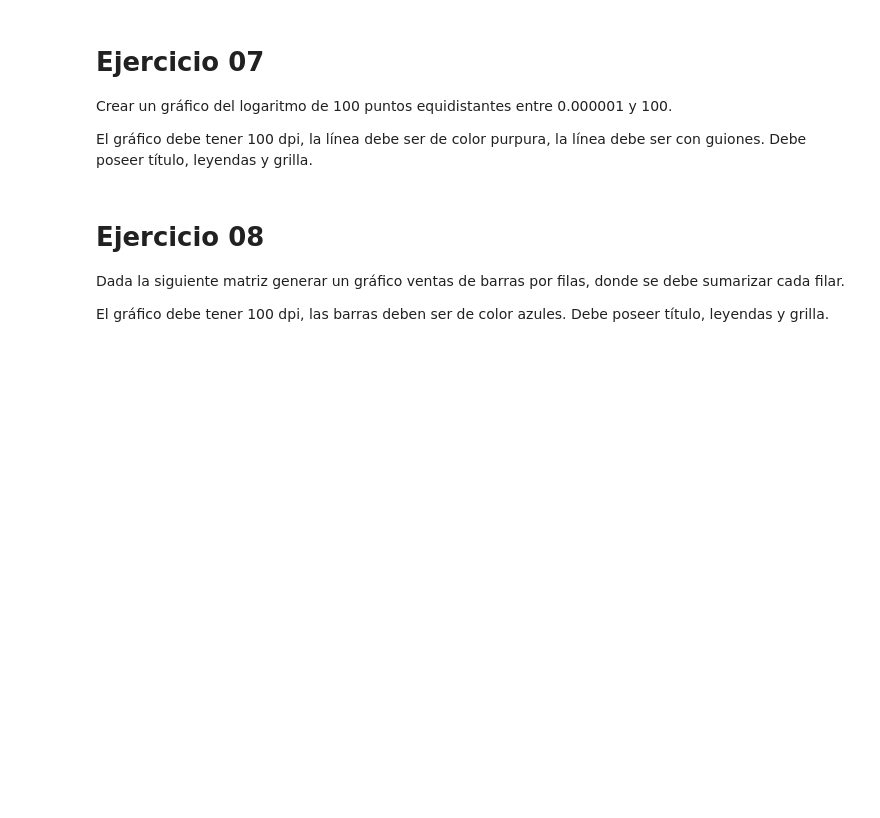
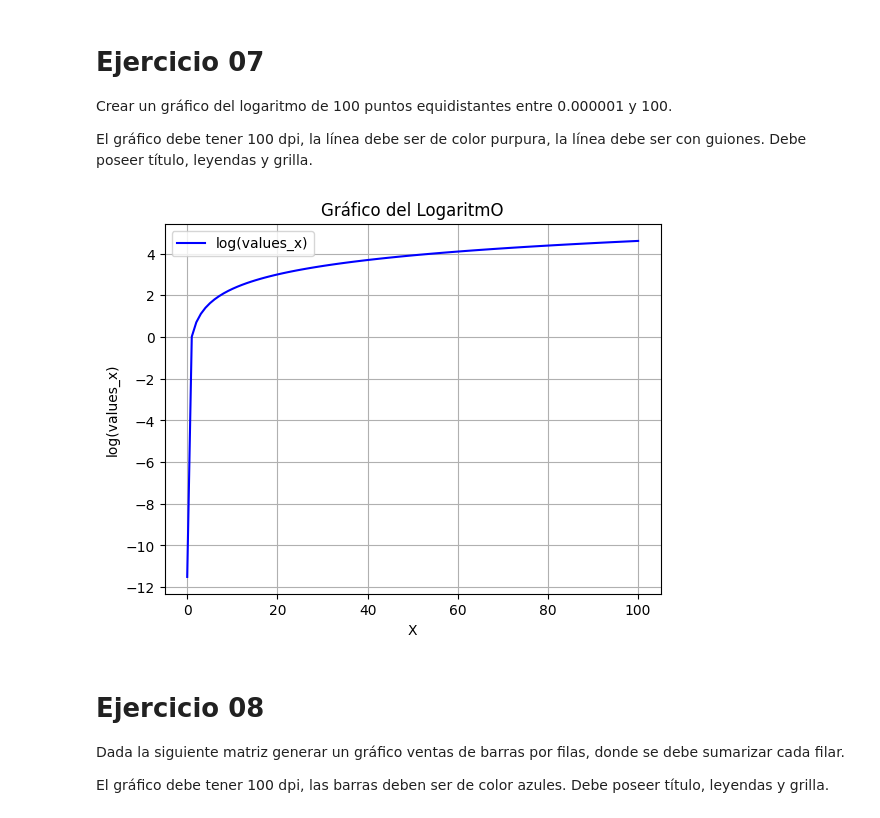
Before and after one commit to baubyte/HerramientasDeSoftwareParaElAnalisisDeDatos, a Jupyter notebook: Tema_3/Ejercicios/Semana_03_Practica_03.ipynb, the cells around one changed output. Cells and saved outputs as stored; diff of their text form; code cells hidden in the pictures; blank space fills up the shorter version.

```diff
--- a/Tema_3/Ejercicios/Semana_03_Practica_03.ipynb
+++ b/Tema_3/Ejercicios/Semana_03_Practica_03.ipynb
@@ -425,6 +448,18 @@ matriz = np.random.randint(low=0, high=12345, size=200).reshape(10,20)
 Crear un gráfico del logaritmo de 100 puntos equidistantes entre 0.000001 y 100.
 
 El gráfico debe tener 100 dpi, la línea debe ser de color purpura, la línea debe ser con guiones. Debe poseer título, leyendas y grilla.
+# %%
+values_x = np.linspace(0.00001, 100, 100)
+values_y = np.log(values_x)
+figure = plt.figure(dpi=100)
+plt.plot(values_x, values_y, label='log(values_x)', color='blue')
+plt.title("Gráfico del LogaritmO")
+plt.xlabel("X")
+plt.ylabel("log(values_x)")
+plt.legend()
+plt.grid()
+# %% [output]
+[figure, added]
 # %% [markdown]
 # Ejercicio 08
 
```
Also changed, not shown: parts of 5 cells of this notebook.
